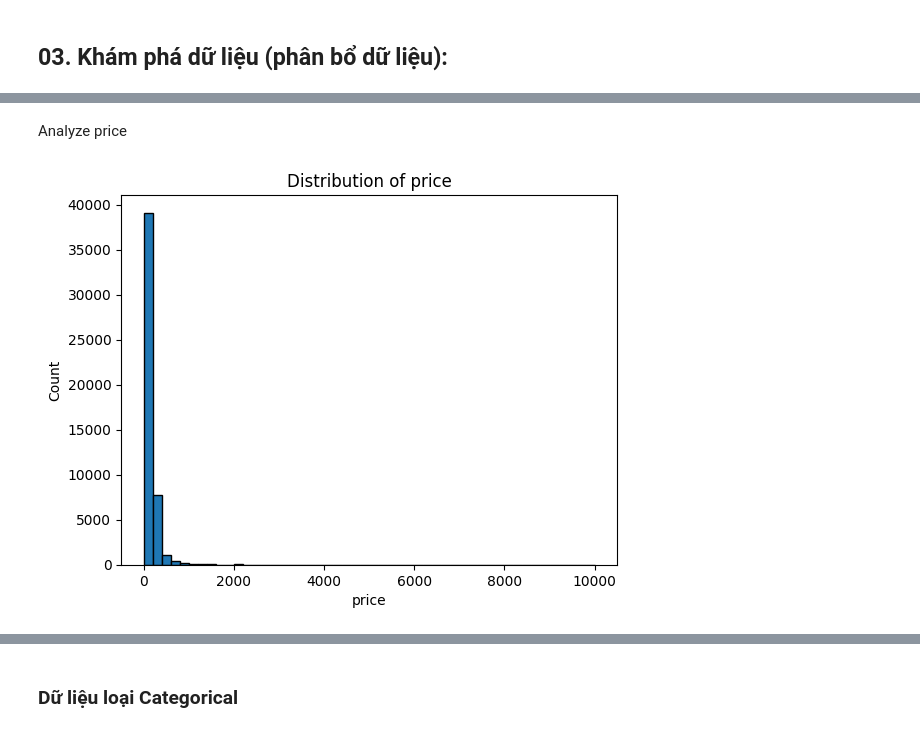
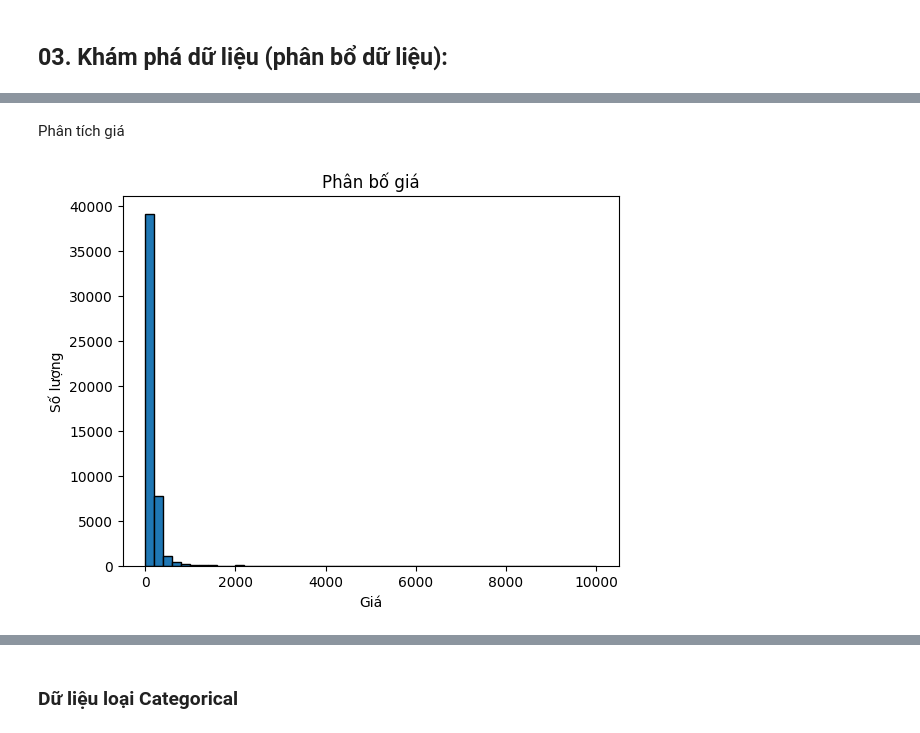
Before and after one commit to Gabien21/CSC17104_P4DS_final_project, a Jupyter notebook: Project/2_Exploring_and_preprocessing_data.ipynb, the cells around one changed output, grey strips where cells are left out. Saved outputs shown, nothing was run; the diff lists cells and outputs as text; code cells hidden in the pictures.

```diff
--- a/Project/2_Exploring_and_preprocessing_data.ipynb
+++ b/Project/2_Exploring_and_preprocessing_data.ipynb
@@ -212,5 +212,4 @@ def find_limit(col) :
 # %%
 lower_limit_nights,upper_limit_nights = find_limit(df['minimum_nights'])
 outliers_df_nights = df[(df['minimum_nights'] < lower_limit_nights) | (df['minimum_nights'] > upper_limit_nights)]['minimum_nights'].sort_values()
-# df.loc[outliers_df_nights[outliers_df_nights > 366]]
-outliers_df_nights[outliers_df_nights > 366]
+df = df[df['minimum_nights'] <= 366]
@@ -312,10 +287,10 @@ df[numerical_col].describe()[2:7]
-# %% [markdown]
-Analyze price
+# %% [markdown]
+Phân tích giá
 # %%
 plt.hist(df['price'],bins=50,edgecolor='black')
-plt.xlabel('price')
-plt.ylabel('Count')
-plt.title('Distribution of price')
+plt.xlabel('Giá')
+plt.ylabel('Số lượng')
+plt.title('Phân bố giá')
 plt.show()
 # %% [output]
-[figure, old version]
+[figure, new version]
```
Also changed, not shown: parts of 32 cells of this notebook, 10 other files.
